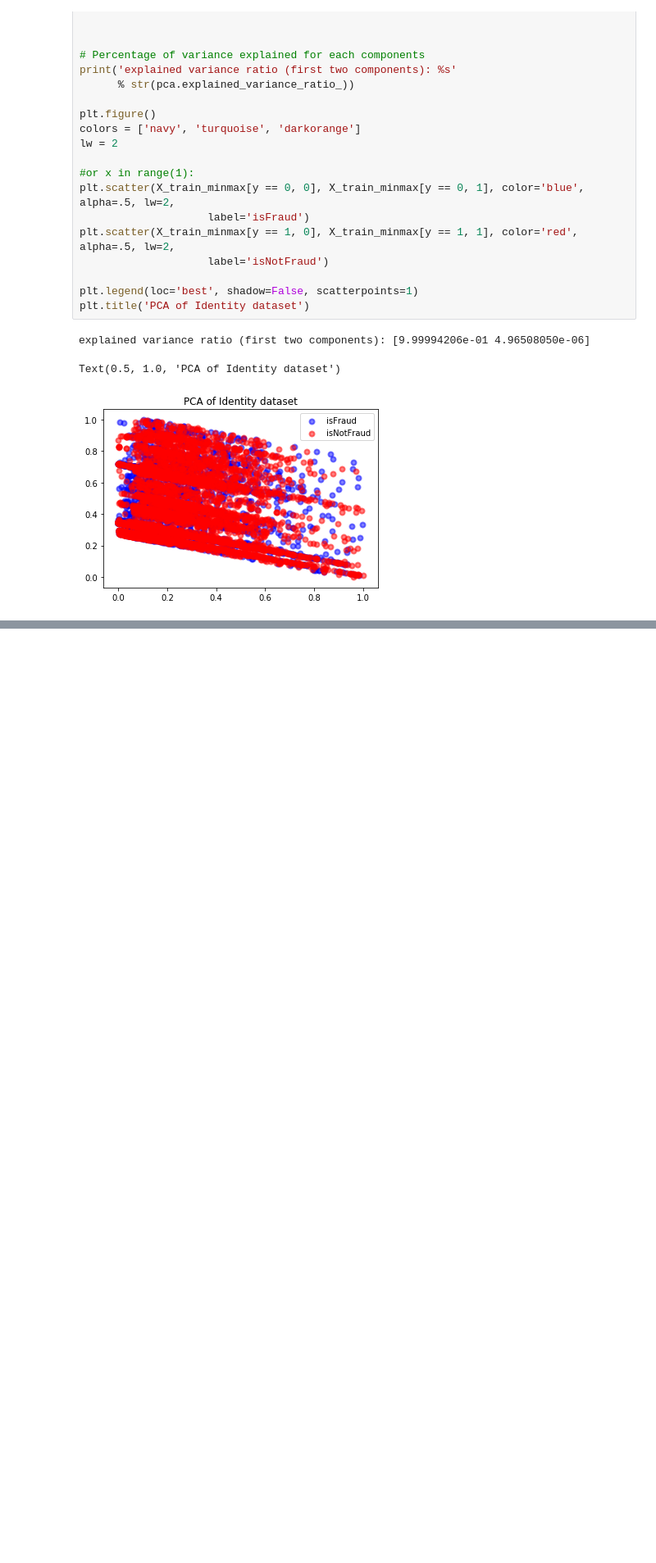
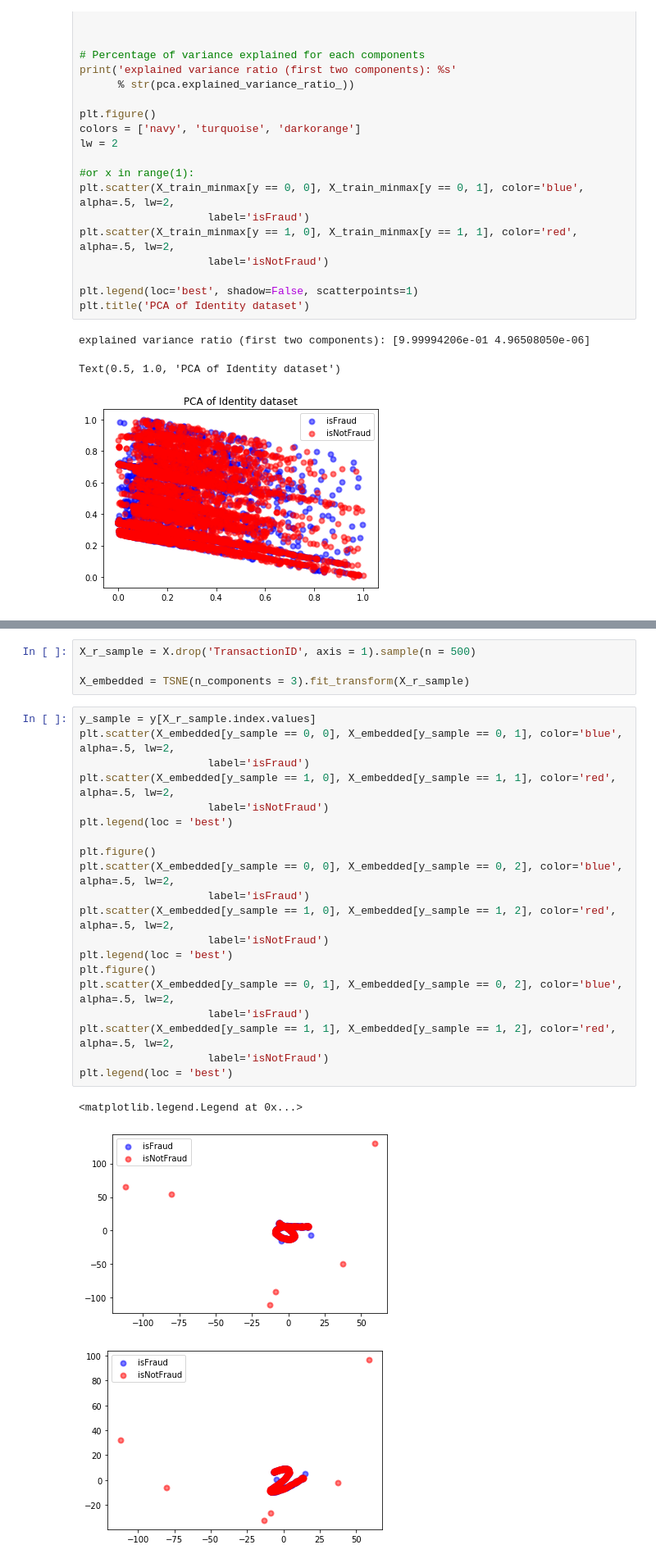
Before and after one commit to twbruce4/APM-Fraud-Detection-Project, a Jupyter notebook: Models/PCA Identity Dataset.ipynb, the cells around one changed output, grey strips where cells are left out. Shown at 82% size. Cells and saved outputs as stored; diff of their text form; blank space fills up the shorter version.

```diff
--- a/Models/PCA Identity Dataset.ipynb
+++ b/Models/PCA Identity Dataset.ipynb
@@ -141,0 +158,28 @@ Text(0.5, 1.0, 'PCA of Identity dataset')
+# %%
+X_r_sample = X.drop('TransactionID', axis = 1).sample(n = 500)
+
+X_embedded = TSNE(n_components = 3).fit_transform(X_r_sample)
+# %%
+y_sample = y[X_r_sample.index.values]
+plt.scatter(X_embedded[y_sample == 0, 0], X_embedded[y_sample == 0, 1], color='blue', alpha=.5, lw=2,
+                    label='isFraud')
+plt.scatter(X_embedded[y_sample == 1, 0], X_embedded[y_sample == 1, 1], color='red', alpha=.5, lw=2,
+                    label='isNotFraud')
+plt.legend(loc = 'best')
+
+plt.figure()
+plt.scatter(X_embedded[y_sample == 0, 0], X_embedded[y_sample == 0, 2], color='blue', alpha=.5, lw=2,
+                    label='isFraud')
+plt.scatter(X_embedded[y_sample == 1, 0], X_embedded[y_sample == 1, 2], color='red', alpha=.5, lw=2,
+                    label='isNotFraud')
+plt.legend(loc = 'best')
+plt.figure()
+plt.scatter(X_embedded[y_sample == 0, 1], X_embedded[y_sample == 0, 2], color='blue', alpha=.5, lw=2,
+                    label='isFraud')
+plt.scatter(X_embedded[y_sample == 1, 1], X_embedded[y_sample == 1, 2], color='red', alpha=.5, lw=2,
+                    label='isNotFraud')
+plt.legend(loc = 'best')
+# %% [output]
+<matplotlib.legend.Legend at 0x...>
+[figure, added]
+[figure, added]
```
Also changed, not shown: parts of 4 cells of this notebook, 2 other files.
